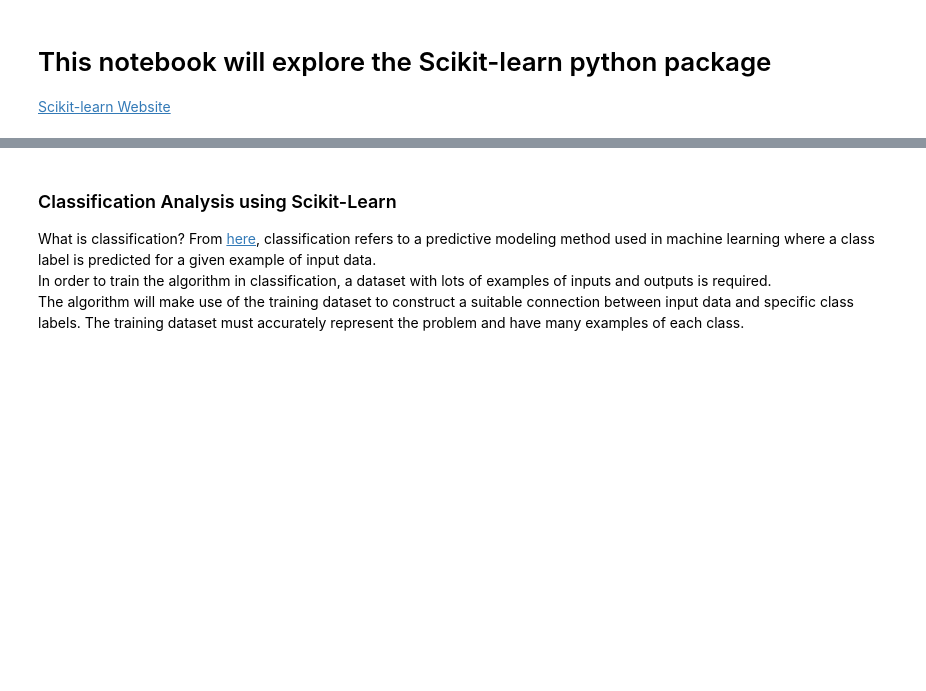
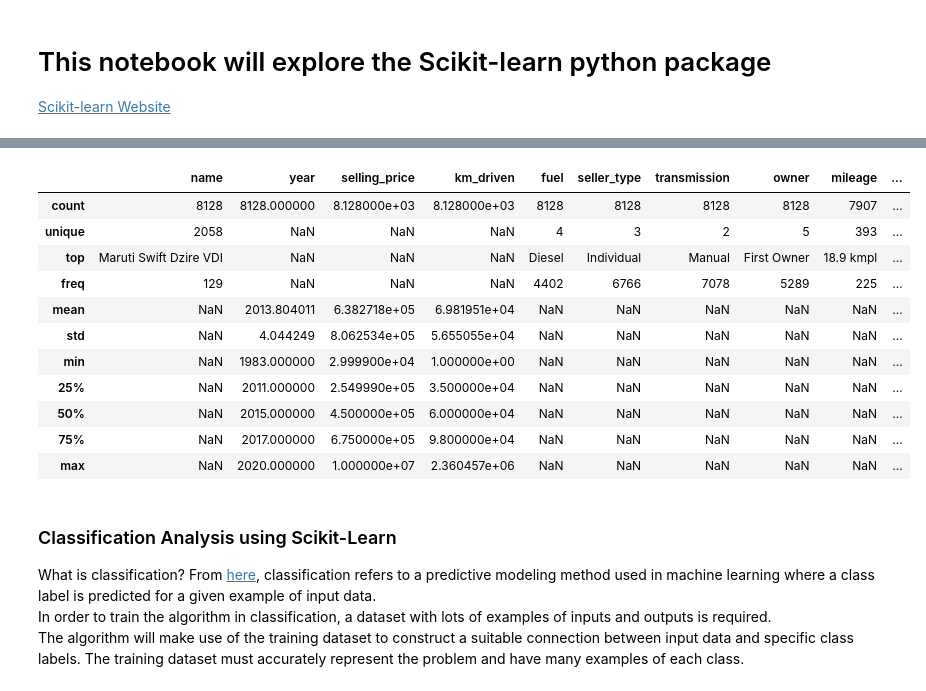
Before and after one commit to killfoley/ML-and-Stats, a Jupyter notebook: scikit-learn.ipynb, the cells around one changed output, grey strips where cells are left out. Saved outputs shown, nothing was run; the diff lists cells and outputs as text; code cells hidden in the pictures; blank space fills up the shorter version.

Commit message:
imported the cars dataset to perform linear regression. Started some analysis

```diff
--- a/scikit-learn.ipynb
+++ b/scikit-learn.ipynb
@@ -3,0 +18,5 @@
+# %%
+# next import the dataset downloaded from kaggle at: https://www.kaggle.com/antimaarai/car-selling-price-prediction/data
+car_csv = 'Car details v3.csv'
+# import using pandas
+df_cars = pd.read_csv(car_csv)
@@ -4,3 +65,19 @@
+# %%
+# get some general statistics of the dataset using describe()
+df_cars.describe(include='all')
+# %% [output]
+|  | name | year | selling_price | km_driven | fuel | seller_type | transmission | owner | mileage | ... |
+| count | 8128 | 8128.000000 | 8.128000e+03 | 8.128000e+03 | 8128 | 8128 | 8128 | 8128 | 7907 | ... |
+| unique | 2058 | NaN | NaN | NaN | 4 | 3 | 2 | 5 | 393 | ... |
+| top | Maruti Swift Dzire VDI | NaN | NaN | NaN | Diesel | Individual | Manual | First Owner | 18.9 kmpl | ... |
+| freq | 129 | NaN | NaN | NaN | 4402 | 6766 | 7078 | 5289 | 225 | ... |
+| mean | NaN | 2013.804011 | 6.382718e+05 | 6.981951e+04 | NaN | NaN | NaN | NaN | NaN | ... |
+| std | NaN | 4.044249 | 8.062534e+05 | 5.655055e+04 | NaN | NaN | NaN | NaN | NaN | ... |
+| min | NaN | 1983.000000 | 2.999900e+04 | 1.000000e+00 | NaN | NaN | NaN | NaN | NaN | ... |
+| 25% | NaN | 2011.000000 | 2.549990e+05 | 3.500000e+04 | NaN | NaN | NaN | NaN | NaN | ... |
+| 50% | NaN | 2015.000000 | 4.500000e+05 | 6.000000e+04 | NaN | NaN | NaN | NaN | NaN | ... |
+| 75% | NaN | 2017.000000 | 6.750000e+05 | 9.800000e+04 | NaN | NaN | NaN | NaN | NaN | ... |
+| max | NaN | 2020.000000 | 1.000000e+07 | 2.360457e+06 | NaN | NaN | NaN | NaN | NaN | ... |
 # %% [markdown]
 ### Classification Analysis using Scikit-Learn
 What is classification?
```
Also changed, not shown: parts of 6 cells of this notebook, 1 other file.
